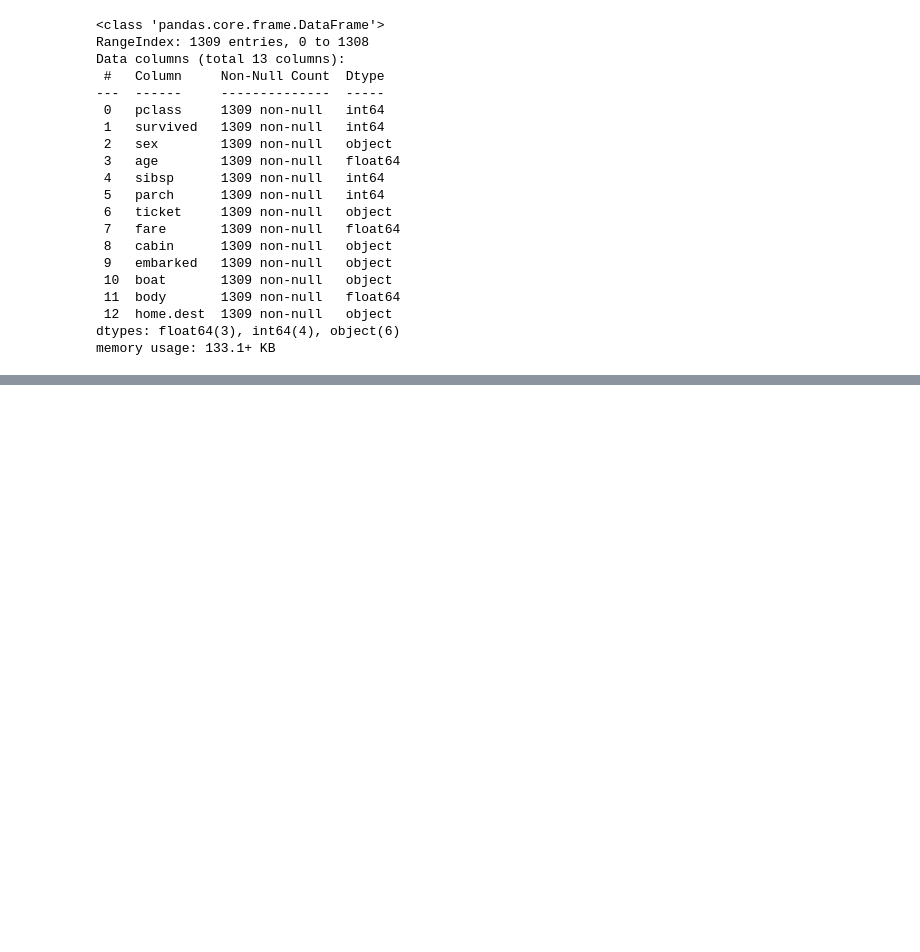
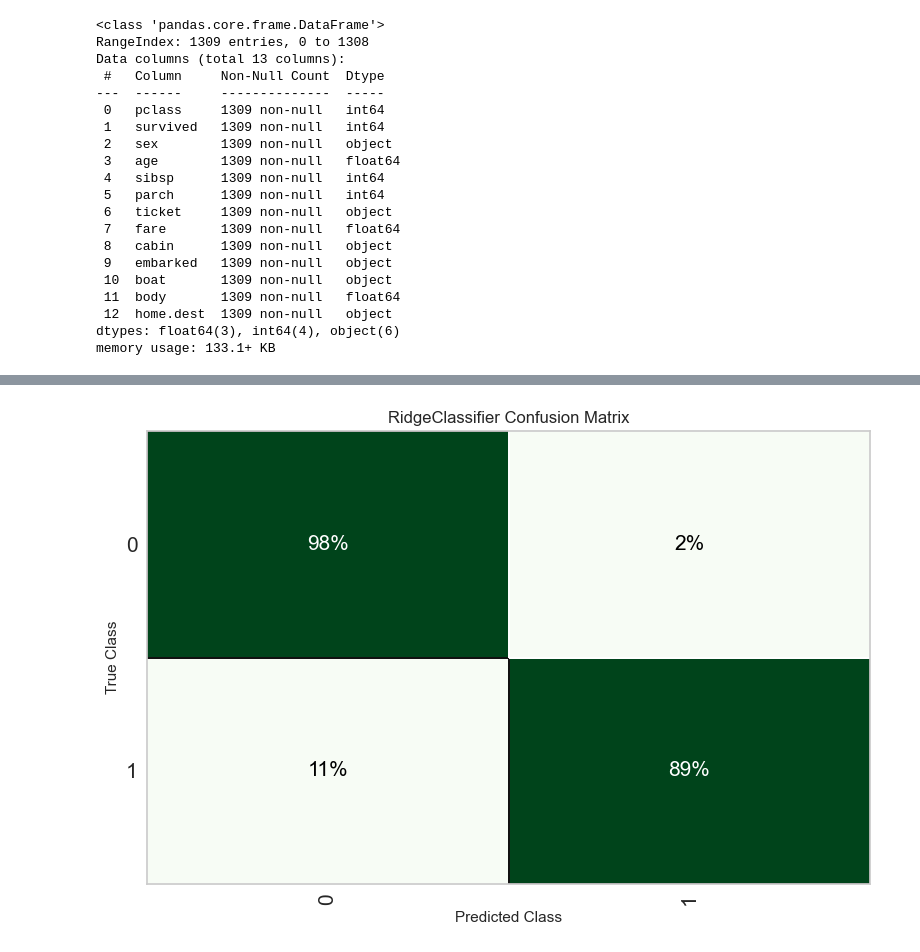
Before and after one commit to vitorvallio/titanic-survival-analysis, a Jupyter notebook: titanic.ipynb, the cells around one changed output, grey strips where cells are left out. Drawn from its saved outputs; the diff is of its cells as text; code cells hidden in the pictures; blank space fills up the shorter version.

```diff
--- a/titanic.ipynb
+++ b/titanic.ipynb
@@ -218,0 +289,3 @@ s.setup(
+# %%
+s.plot_model(ridge_tuned, plot="confusion_matrix", plot_kwargs={"percent": True})
+# %% [output]
@@ -218,0 +293 @@ s.setup(
+[figure, added]
```
Also changed, not shown: parts of 10 cells of this notebook.
